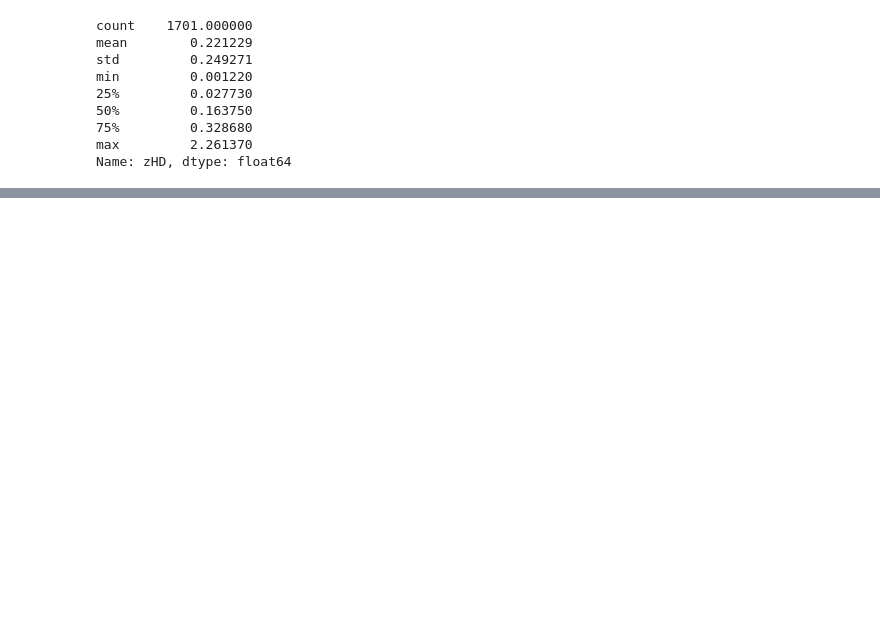
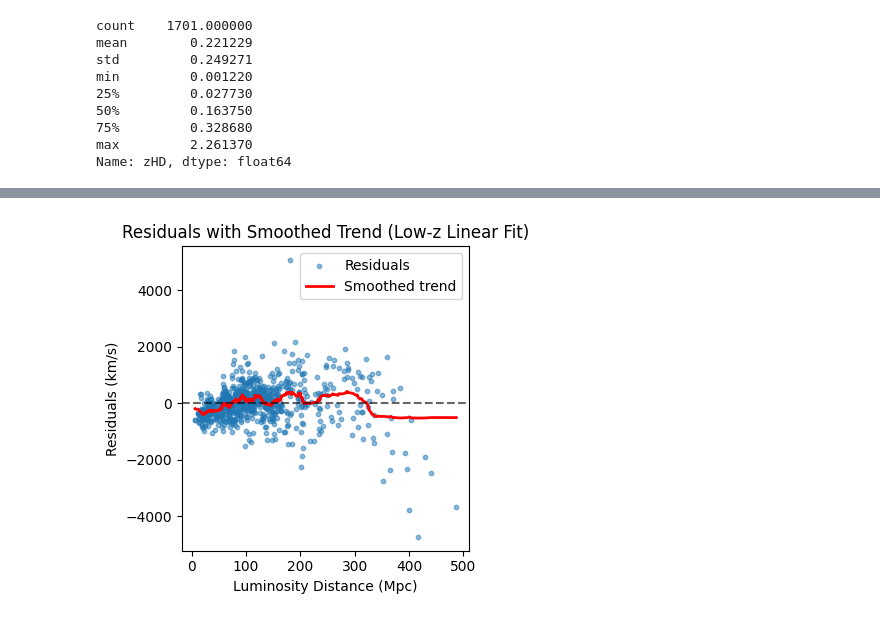
Before and after one commit to INFO523-Fall25-101-201/final-project-karina-munoz, a Jupyter notebook: notebooks/02_eda.ipynb, the cells around one changed output, grey strips where cells are left out. Saved outputs shown, nothing was run; the diff lists cells and outputs as text; code cells hidden in the pictures; blank space fills up the shorter version.

```diff
--- a/notebooks/02_eda.ipynb
+++ b/notebooks/02_eda.ipynb
@@ -70,0 +132,25 @@ Name: zHD, dtype: float64
+# %%
+import numpy as np
+import matplotlib.pyplot as plt
+
+sorted_idx = np.argsort(df_low_z["d_L_Mpc"].values)
+x_sorted = df_low_z["d_L_Mpc"].values[sorted_idx]
+res_sorted = residuals[sorted_idx]
+
+window = 50
+kernel = np.ones(window) / window
+smooth = np.convolve(res_sorted, kernel, mode='same')
+
+
+plt.figure(figsize=(4,4))
+plt.scatter(df_low_z["d_L_Mpc"], residuals, s=10, alpha=0.5, label="Residuals")
+plt.plot(x_sorted, smooth, color='red', linewidth=2, label="Smoothed trend")
+plt.axhline(0, color='black', linestyle='--', alpha=0.6)
+plt.xlabel("Luminosity Distance (Mpc)")
+plt.ylabel("Residuals (km/s)")
+plt.title("Residuals with Smoothed Trend (Low-z Linear Fit)")
+plt.legend()
+plt.tight_layout()
+plt.show()
+# %% [output]
+[figure, added]
```
Also changed, not shown: parts of 10 cells of this notebook, 3 other files.
